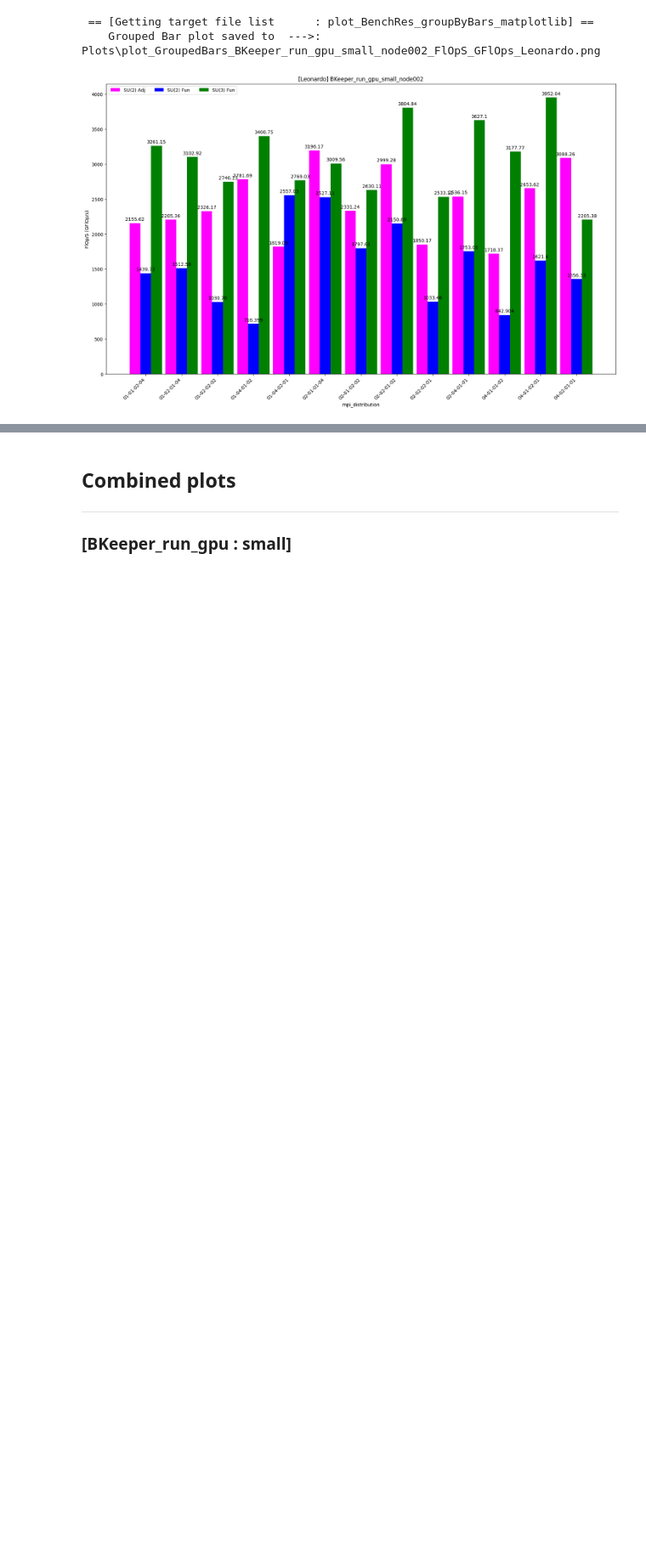
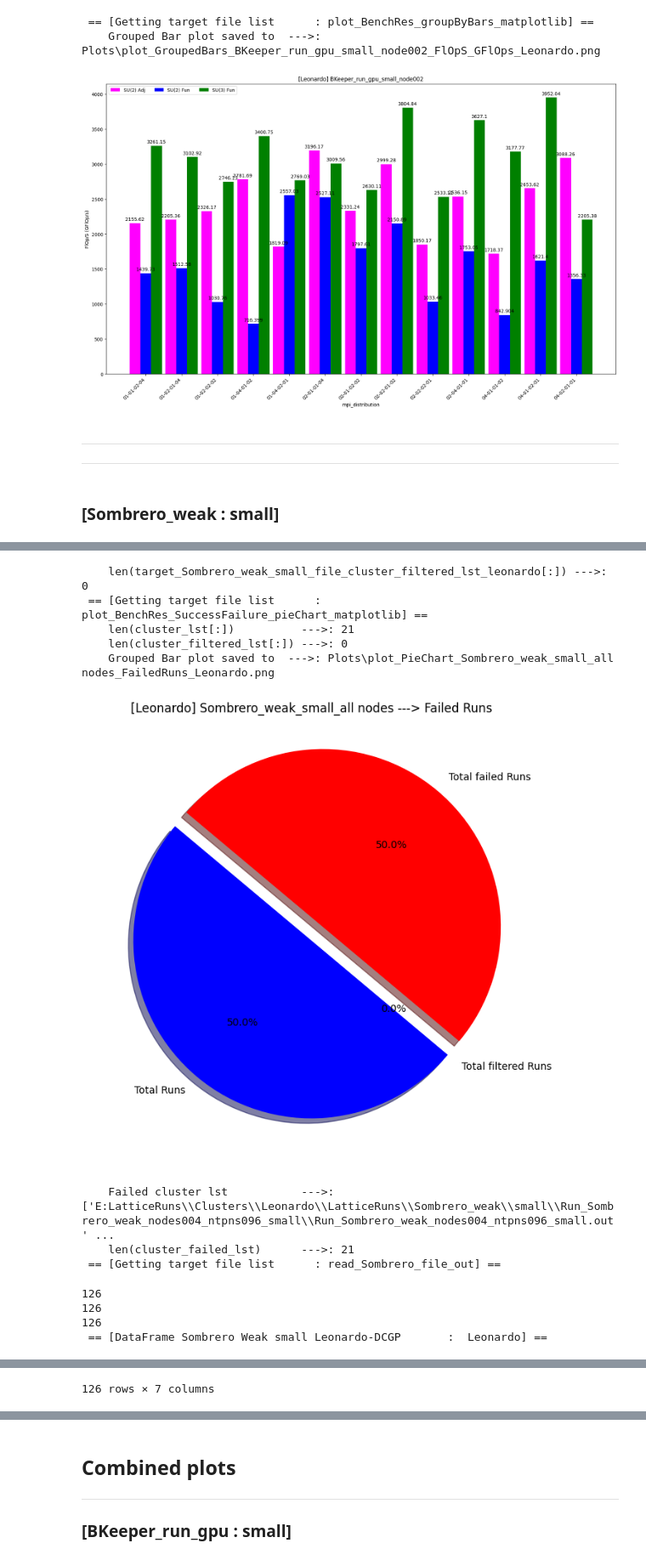
Before and after one commit to fbonnet08/Bench_Grid_HiRep, a Jupyter notebook: src/PythonCodes/Jupyter-NoteBooks/LLR-Bench_Grid_HiRep_Notebooks/Notebook_Bench_Grid_HiRep.ipynb, the cells around one changed output, grey strips where cells are left out. Shown at 85% size. Drawn from its saved outputs; the diff is of its cells as text; code cells hidden in the pictures; blank space fills up the shorter version.

Commit message:
- Implementation of the notebook for graphing the Sombrero-[weak-strong][small][large] data output. - Leonardo implementation.

```diff
--- a/src/PythonCodes/Jupyter-NoteBooks/LLR-Bench_Grid_HiRep_Notebooks/Notebook_Bench_Grid_HiRep.ipynb
+++ b/src/PythonCodes/Jupyter-NoteBooks/LLR-Bench_Grid_HiRep_Notebooks/Notebook_Bench_Grid_HiRep.ipynb
@@ -2208,3 +2208,68 @@ rc = plot_BenchRes_groupByBars_matplotlib(c, m,
  == [Getting target file list      : plot_BenchRes_groupByBars_matplotlib] ==
     Grouped Bar plot saved to  --->: Plots\plot_GroupedBars_BKeeper_run_gpu_small_node002_FlOpS_GFlOps_Leonardo.png
 [figure]
+# %% [markdown]
+---
+---
+# %% [markdown]
+### [Sombrero_weak : small]
+# %%
+# --------------------------------------------------------------------------
+machine_name_leonardo = "Leonardo"
+DATA_PATH         = os.path.join('E:','LatticeRuns','Clusters',machine_name_leonardo,'LatticeRuns')
+# --------------------------------------------------------------------------# ----------------------------------------------------------------------------
+batch_action = "Sombrero_weak_cpu"
+simulation_size = "small"
+rc = Reinitialising_Paths_and_object_content(c, m, DATA_PATH, batch_action, simulation_size)
+# ----------------------------------------------------------------------------
+# --------------------------------------------------------------------------
+# Getting content in the target file
+# TODO: redefinition neccessary to to act on the target file name _cpu and batch script discrepancy, batch action will need to be passed in. in the cluster method.
+batch_action = "Sombrero_weak"
+rc, target_Sombrero_weak_small_file_lst_leonardo, target_Sombrero_weak_small_file_dir_leonardo = getTarget_file_lst(c, m, c.getTargetdir())
+# ----------------------------------------------------------------------------
+# --------------------------------------------------------------------------
+# Getting content in the target file
+rc, target_Sombrero_weak_small_file_cluster_lst_leonardo = getTarget_file_cluster_lst(c, m, target_Sombrero_weak_small_file_lst_leonardo[:])
+# ----------------------------------------------------------------------------
+# --------------------------------------------------------------------------
+# [Data-Extraction]
+# --------------------------------------------------------------------------
+m.printMesgStr(   "Data extraction cluster out                                        : ", c.getGreen(), machine_name_leonardo)
+m.printMesgAddStr("Simulation size                                                    : ", c.getRed(), simulation_size)
+m.printMesgAddStr("target_Sombrero_weak_small_file_cluster_lst_leonardo[:]        --->: ", c.getYellow(), target_Sombrero_weak_small_file_cluster_lst_leonardo[:])
+m.printMesgAddStr("Length target_Sombrero_weak_small_file_cluster_lst_leonardo[:] --->: ", c.getYellow(), len(target_Sombrero_weak_small_file_cluster_lst_leonardo[:]))
+# ----------------------------------------------------------------------------
+# --------------------------------------------------------------------------
+# Reading in the inout file
+# TODO: return to this one once the read_Sombrero_file_out method is done.
+rc, target_Sombrero_weak_small_file_cluster_filtered_lst_leonardo = filter_target_file_cluster_lst(c, m, start_key_sombrero_rep_lst[:],
+                                                                                               target_Sombrero_weak_small_file_cluster_lst_leonardo[:])
+m.printMesgAddStr("len(target_Sombrero_weak_small_file_cluster_filtered_lst_leonardo[:]) --->: ", c.getYellow(), len(target_Sombrero_weak_small_file_cluster_filtered_lst_leonardo[:]))
+# ----------------------------------------------------------------------------
+# --------------------------------------------------------------------------
+# Reading in the inout file
+# TODO: return to this one once the read_Sombrero_file_out method is done.
+msg = batch_action + "_" + simulation_size + "_" + "all nodes"
+rc, Sombrero_weak_small_file_cluster_failed_lst_leonardo = plot_BenchRes_SuccessFailure_pieChart_matplotlib(c, m,
+                                                                                                        target_Sombrero_weak_small_file_cluster_lst_leonardo[:],
+                                                                                                        target_Sombrero_weak_small_file_cluster_filtered_lst_leonardo[:],
+                                                                                                        machine_name_leonardo,
+                                                                                                        msg)
+# ----------------------------------------------------------------------------
+# --------------------------------------------------------------------------
+# Reading in the inout file
+# TODO: return to this one once the read_Sombrero_file_out method is done and replace with the filtered list
+# TODO: instead. For now we are going to use the full unfiltered list.
+batch_action = "Sombrero_weak"
+simulation_size = "small"
+rc, dataFrame_Sombrero_weak_small_leonardo = read_Sombrero_file_out(c, m,
+                                                                batch_action, simulation_size,
+                                                                target_Sombrero_weak_small_file_cluster_lst_leonardo)
+# --------------------------------------------------------------------------
+# --------------------------------------------------------------------------
+# Reading in the inout file
+m.printMesgStr("DataFrame Sombrero Weak small Leonardo-DCGP       : ", c.getGreen(), machine_name_leonardo)
+dataFrame_Sombrero_weak_small_leonardo
+# ----------------------------------------------------------------------------
+# %% [output]
@@ -2210,0 +2293,13 @@ rc = plot_BenchRes_groupByBars_matplotlib(c, m,
+    len(target_Sombrero_weak_small_file_cluster_filtered_lst_leonardo[:]) --->: 0
+ == [Getting target file list      : plot_BenchRes_SuccessFailure_pieChart_matplotlib] ==
+    len(cluster_lst[:])          --->: 21
+    len(cluster_filtered_lst[:]) --->: 0
+    Grouped Bar plot saved to  --->: Plots\plot_PieChart_Sombrero_weak_small_all nodes_FailedRuns_Leonardo.png
+[figure, added]
+    Failed cluster lst           --->: ['E:LatticeRuns\\Clusters\\Leonardo\\LatticeRuns\\Sombrero_weak\\small\\Run_Sombrero_weak_nodes004_ntpns096_small\\Run_Sombrero_weak_nodes004_ntpns096_small.out' ...
+    len(cluster_failed_lst)      --->: 21
+ == [Getting target file list      : read_Sombrero_file_out] ==
+126
+126
+126
+ == [DataFrame Sombrero Weak small Leonardo-DCGP       :  Leonardo] ==
@@ -2210,0 +2318 @@ rc = plot_BenchRes_groupByBars_matplotlib(c, m,
+126 rows × 7 columns
```
Also changed, not shown: parts of 9 cells of this notebook, 2 other files.
